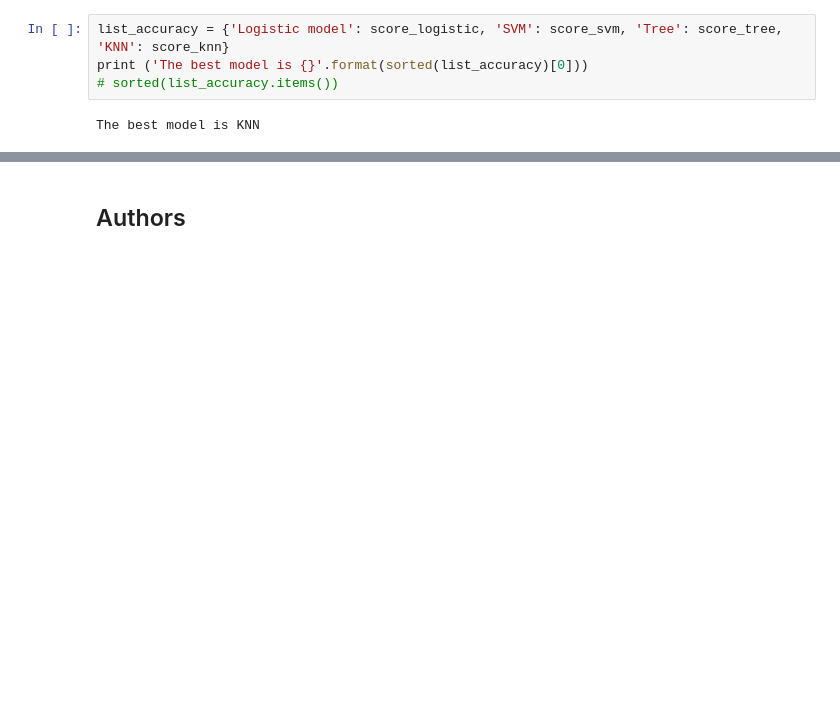
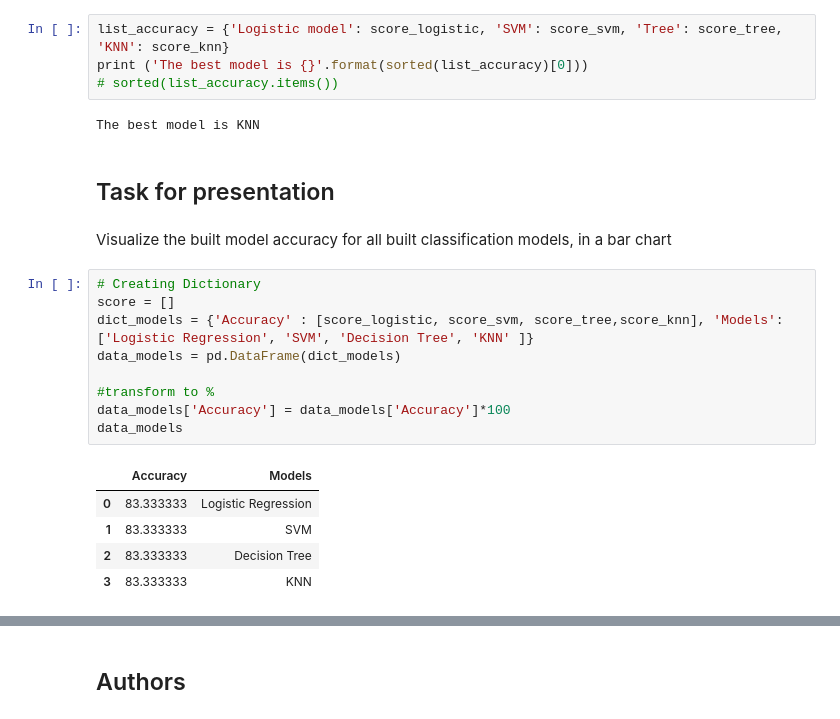
Before and after one commit to tperezdevelopment/Applied-Data-Science-Capstone, a Jupyter notebook: Machine Learning Prediction.ipynb, the cells around one changed output, grey strips where cells are left out. Saved outputs shown, nothing was run; the diff lists cells and outputs as text; blank space fills up the shorter version.

Commit message:
Updated the files after make the presentation

```diff
--- a/Machine Learning Prediction.ipynb
+++ b/Machine Learning Prediction.ipynb
@@ -348,3 +347,22 @@ print ('The best model is {}'.format(sorted(list_accuracy)[0]))
 # sorted(list_accuracy.items())
 # %% [output]
 The best model is KNN
+# %% [markdown]
+## Task for presentation
+# %% [markdown]
+Visualize the built model accuracy for all built classification models, in a bar chart
+# %%
+# Creating Dictionary
+score = []
+dict_models = {'Accuracy' : [score_logistic, score_svm, score_tree,score_knn], 'Models': ['Logistic Regression', 'SVM', 'Decision Tree', 'KNN' ]}
+data_models = pd.DataFrame(dict_models)
+
+#transform to %
+data_models['Accuracy'] = data_models['Accuracy']*100
+data_models
+# %% [output]
+|  | Accuracy | Models |
+| 0 | 83.333333 | Logistic Regression |
+| 1 | 83.333333 | SVM |
+| 2 | 83.333333 | Decision Tree |
+| 3 | 83.333333 | KNN |
```
Also changed, not shown: parts of 5 cells of this notebook, 5 other files.
